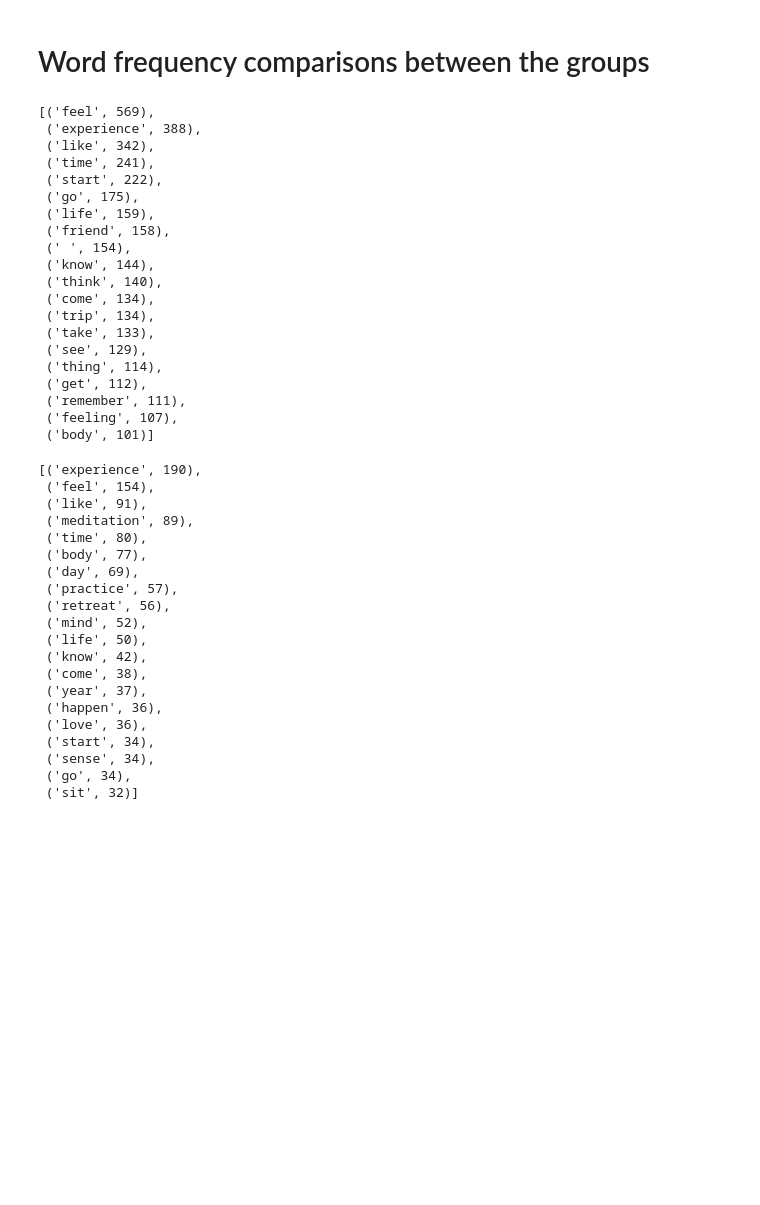
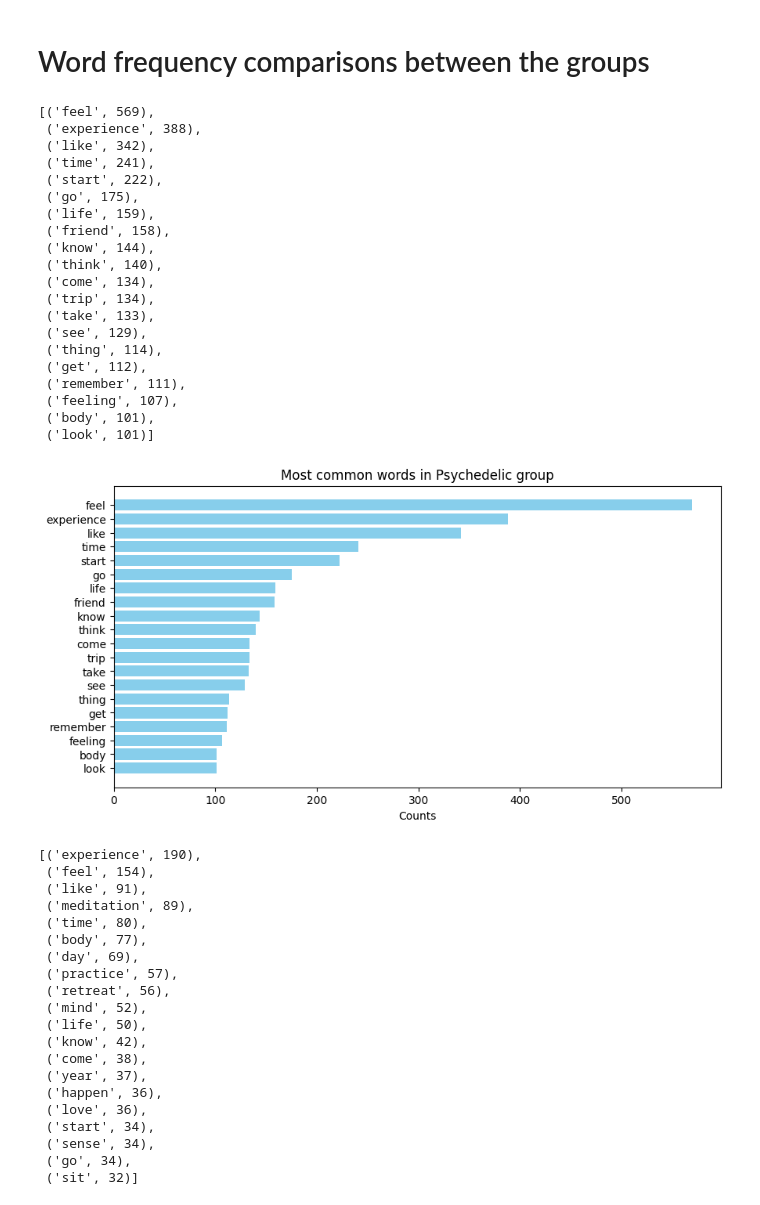
Before and after one commit to konstakm/psychedelics_vs_meditation_nlp, a Jupyter notebook: thesis analysis playground.ipynb, the cells around one changed output. Drawn from its saved outputs; the diff is of its cells as text; code cells hidden in the pictures; blank space fills up the shorter version.

```diff
--- a/thesis analysis.ipynb
+++ b/thesis analysis playground.ipynb
@@ -722,7 +728,7 @@ medi_all_text = medi['Open_report typo-corrected'].str.cat(sep=' ')
 
 medi_doc = nlp(medi_all_text, disable=['ner'])
 # %%
-psyke_words = [token.lemma_ for token in psyke_doc if not token.is_stop and not token.is_punct]
+psyke_words = [token.lemma_ for token in psyke_doc if not token.is_stop and not token.is_punct and token.lemma_ != ' ']
 psyke_word_freq = Counter(psyke_words)
 psyke_word_freq.most_common(20)
 # %% [output]
@@ -734,7 +740,6 @@ psyke_word_freq.most_common(20)
  ('go', 175),
  ('life', 159),
  ('friend', 158),
- (' ', 154),
  ('know', 144),
  ('think', 140),
  ('come', 134),
@@ -745,5 +750,18 @@ psyke_word_freq.most_common(20)
  ('get', 112),
  ('remember', 111),
  ('feeling', 107),
- ('body', 101)]
+ ('body', 101),
+ ('look', 101)]
+# %%
+psyke_common_words = psyke_word_freq.most_common(20)
+words, counts = zip(*psyke_common_words)
+
+plt.figure(figsize=(10, 5))
+plt.barh(words, counts, color='skyblue')
+plt.xlabel('Counts')
+plt.title('Most common words in Psychedelic group')
+plt.gca().invert_yaxis()
+plt.show()
+# %% [output]
+[figure, added]
 # %%
```
Also changed, not shown: parts of 10 cells of this notebook, 3 other files.
